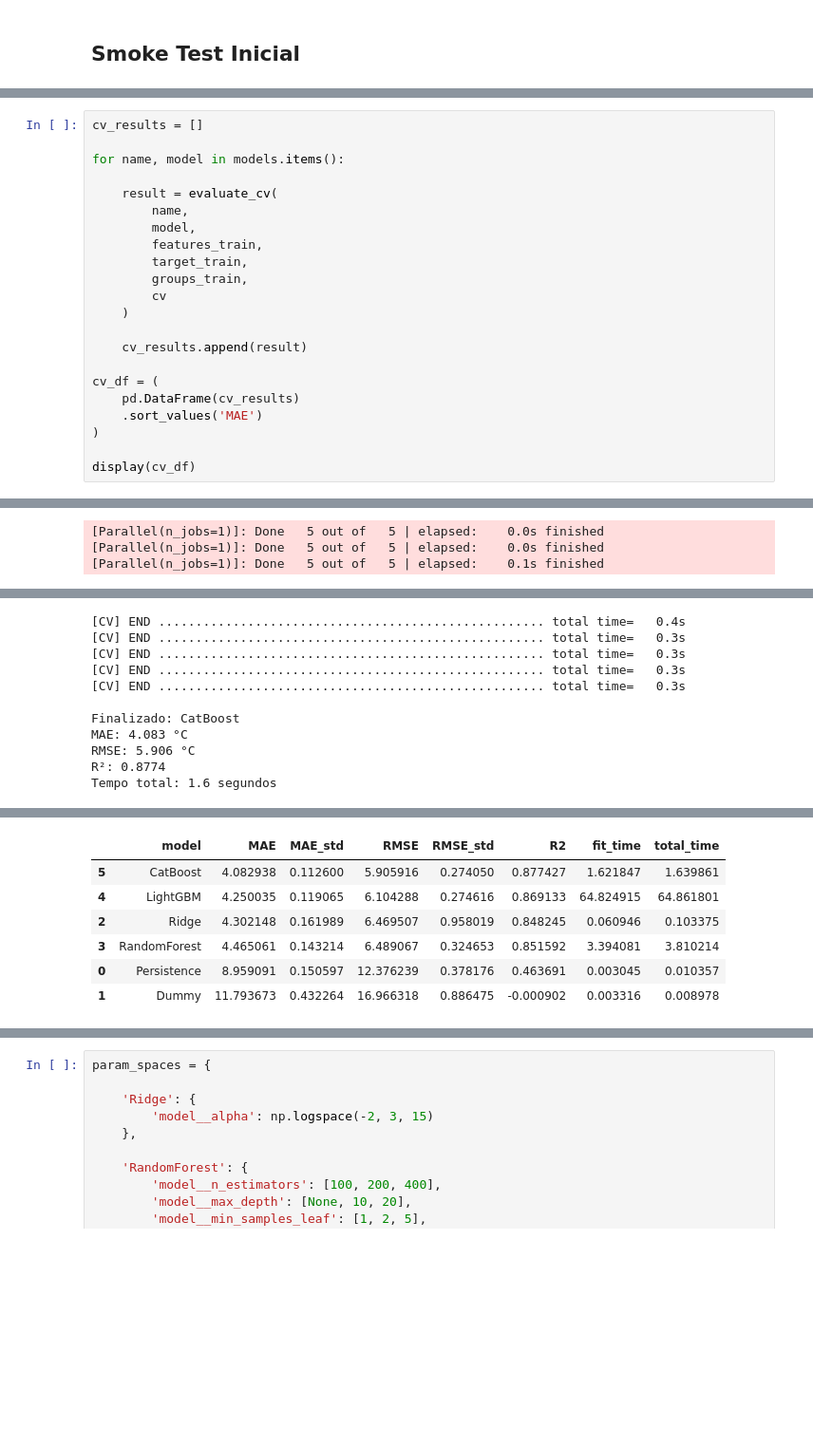
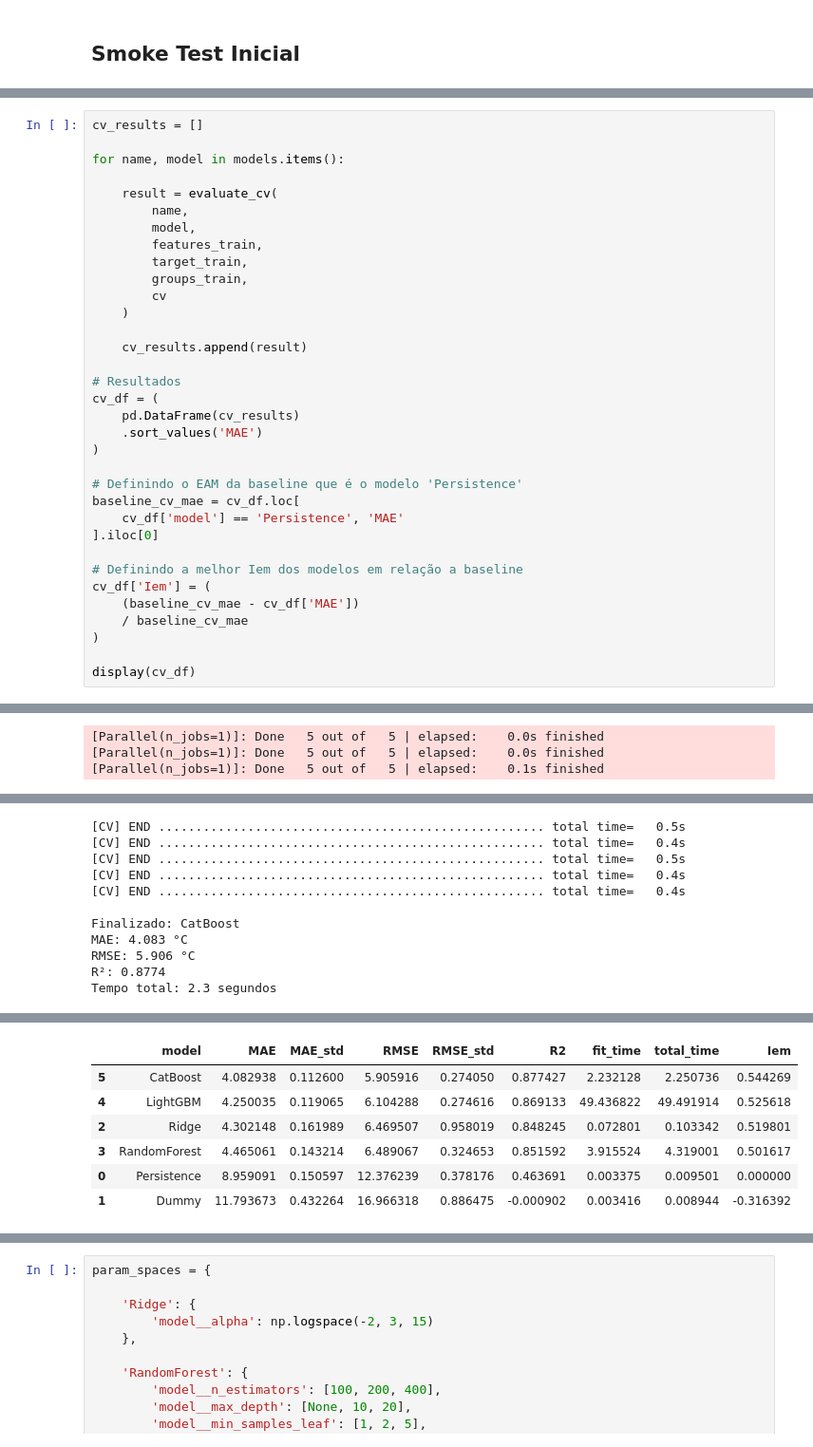
Before and after one commit to danendless/TT-Sprint17-FINAL-PROJECT, a Jupyter notebook: notebooks/steelproof_notebook_code.ipynb, the cells around one changed output, grey strips where cells are left out. Shown at 95% size. Drawn from its saved outputs; the diff is of its cells as text; blank space fills up the shorter version.

```diff
--- a/notebooks/steelproof_notebook_code.ipynb
+++ b/notebooks/steelproof_notebook_code.ipynb
@@ -1838,10 +1976,22 @@ for name, model in models.items():
 
     cv_results.append(result)
 
+# Resultados
 cv_df = (
     pd.DataFrame(cv_results)
     .sort_values('MAE')
 )
 
+# Definindo o EAM da baseline que é o modelo 'Persistence'
+baseline_cv_mae = cv_df.loc[
+    cv_df['model'] == 'Persistence', 'MAE'
+].iloc[0]
+
+# Definindo a melhor Iem dos modelos em relação a baseline
+cv_df['Iem'] = (
+    (baseline_cv_mae - cv_df['MAE'])
+    / baseline_cv_mae
+)
+
 display(cv_df)
 # %% [output]
@@ -1898,11 +2046,11 @@ Iniciando validação cruzada: CatBoost
+[CV] END .................................................... total time=   0.5s
 [CV] END .................................................... total time=   0.4s
-[CV] END .................................................... total time=   0.3s
-[CV] END .................................................... total time=   0.3s
-[CV] END .................................................... total time=   0.3s
-[CV] END .................................................... total time=   0.3s
+[CV] END .................................................... total time=   0.5s
+[CV] END .................................................... total time=   0.4s
+[CV] END .................................................... total time=   0.4s
 
 Finalizado: CatBoost
 MAE: 4.083 °C
 RMSE: 5.906 °C
 R²: 0.8774
-Tempo total: 1.6 segundos
+Tempo total: 2.3 segundos
@@ -1910,7 +2058,7 @@ Tempo total: 1.6 segundos
-|  | model | MAE | MAE_std | RMSE | RMSE_std | R2 | fit_time | total_time |
-| 5 | CatBoost | 4.082938 | 0.112600 | 5.905916 | 0.274050 | 0.877427 | 1.621847 | 1.639861 |
-| 4 | LightGBM | 4.250035 | 0.119065 | 6.104288 | 0.274616 | 0.869133 | 64.824915 | 64.861801 |
-| 2 | Ridge | 4.302148 | 0.161989 | 6.469507 | 0.958019 | 0.848245 | 0.060946 | 0.103375 |
-| 3 | RandomForest | 4.465061 | 0.143214 | 6.489067 | 0.324653 | 0.851592 | 3.394081 | 3.810214 |
-| 0 | Persistence | 8.959091 | 0.150597 | 12.376239 | 0.378176 | 0.463691 | 0.003045 | 0.010357 |
-| 1 | Dummy | 11.793673 | 0.432264 | 16.966318 | 0.886475 | -0.000902 | 0.003316 | 0.008978 |
+|  | model | MAE | MAE_std | RMSE | RMSE_std | R2 | fit_time | total_time | Iem |
+| 5 | CatBoost | 4.082938 | 0.112600 | 5.905916 | 0.274050 | 0.877427 | 2.232128 | 2.250736 | 0.544269 |
+| 4 | LightGBM | 4.250035 | 0.119065 | 6.104288 | 0.274616 | 0.869133 | 49.436822 | 49.491914 | 0.525618 |
+| 2 | Ridge | 4.302148 | 0.161989 | 6.469507 | 0.958019 | 0.848245 | 0.072801 | 0.103342 | 0.519801 |
+| 3 | RandomForest | 4.465061 | 0.143214 | 6.489067 | 0.324653 | 0.851592 | 3.915524 | 4.319001 | 0.501617 |
+| 0 | Persistence | 8.959091 | 0.150597 | 12.376239 | 0.378176 | 0.463691 | 0.003375 | 0.009501 | 0.000000 |
+| 1 | Dummy | 11.793673 | 0.432264 | 16.966318 | 0.886475 | -0.000902 | 0.003416 | 0.008944 | -0.316392 |
```
Also changed, not shown: parts of 50 cells of this notebook.
